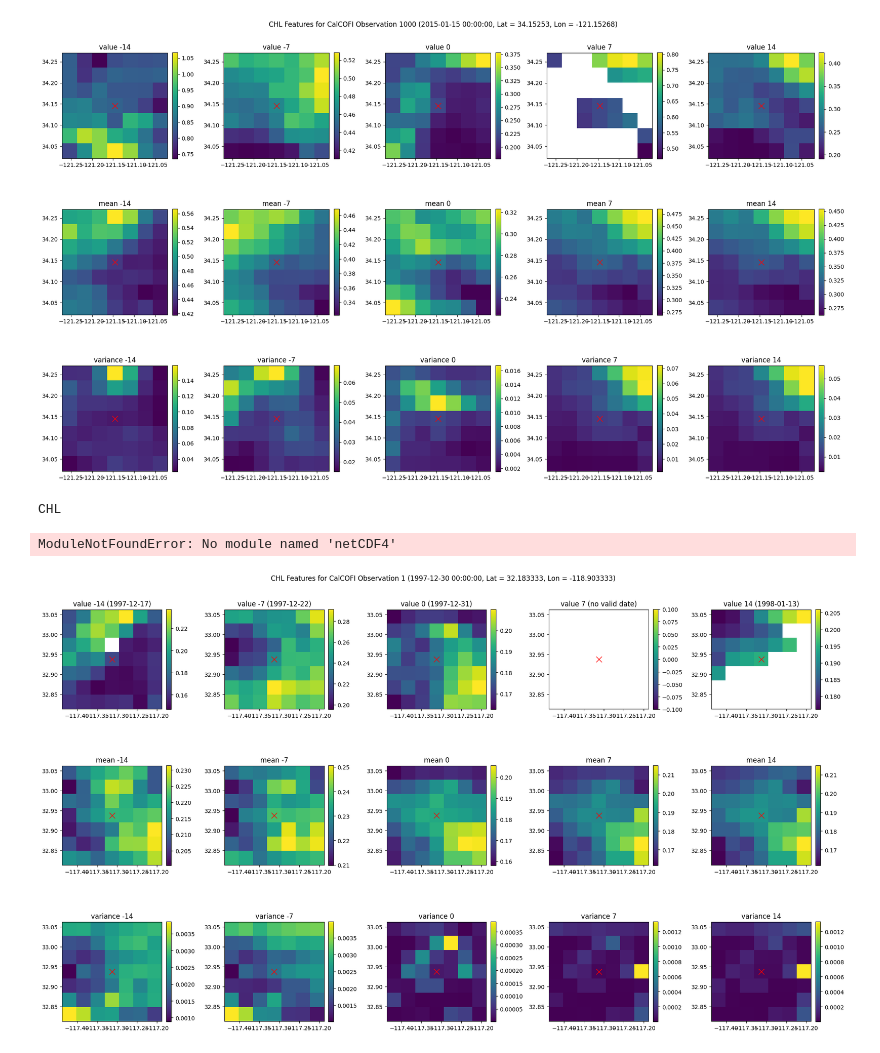
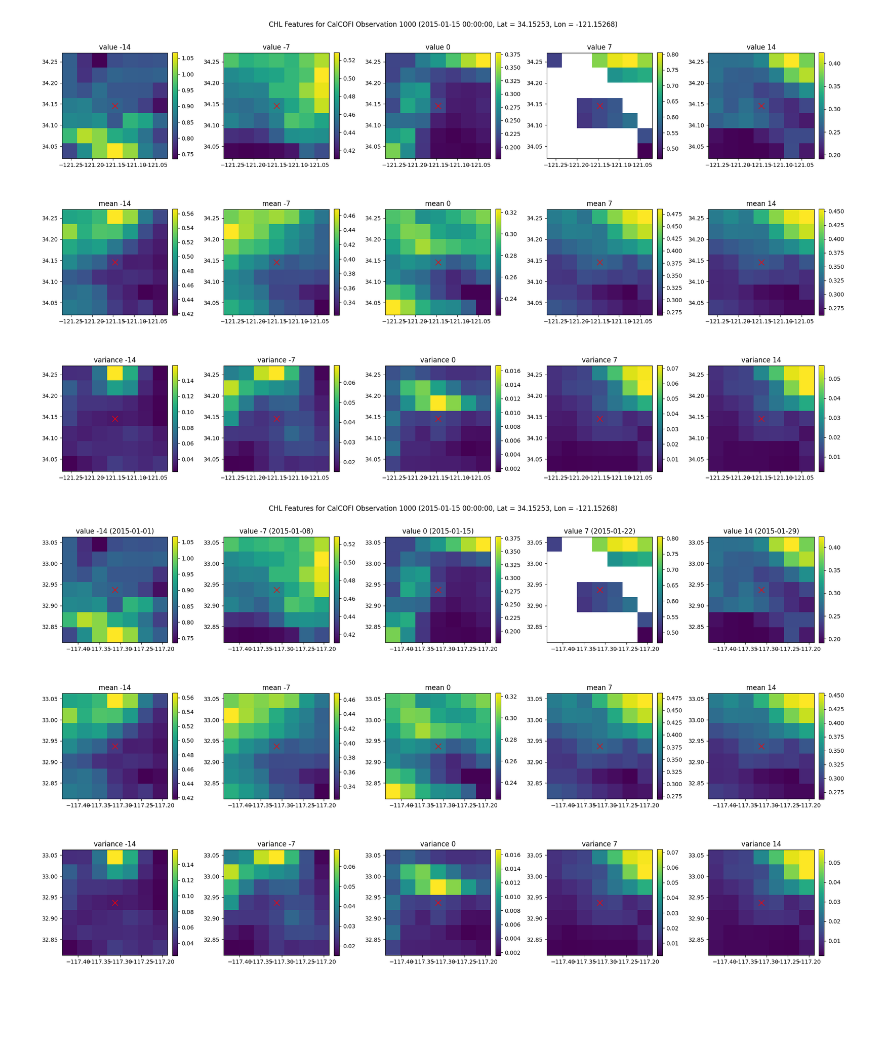
Before and after one commit to decarpenter/primary-productivity, a Jupyter notebook: notebooks/03 Combine NPP and Satellite Data.ipynb, the cells around one changed output. Saved outputs shown, nothing was run; the diff lists cells and outputs as text; code cells hidden in the pictures; blank space fills up the shorter version.

Commit message:
Modified notebook 03 Combine NPP and Satellite Data

```diff
--- a/notebooks/03 Combine NPP and Satellite Data.ipynb
+++ b/notebooks/03 Combine NPP and Satellite Data.ipynb
@@ -59,6 +59,9 @@ aligned = xr.align(*datasets_to_merge, join="inner")  # or try "inner" for safet
 print('merging data...')
 #satellite_ds = xr.merge(datasets_to_merge)
 satellite_ds = xr.merge(list(aligned))
+
+# Remove extra dimension from no3
+satellite_ds['no3'] = satellite_ds['no3'].squeeze('depth').astype('float32')
 # %% [output]
 loading data...
 aligning...
@@ -279,5 +282,3 @@ i = 1000
 var = 'CHL'
 
 features = extract_satellite_features(i, var, min_valid_pixels, max_day_offset=3)
-for key in features.keys():
-    print(key)
@@ -370,12 +350,18 @@ def process_var(var):
         )
         selected_dates[f'selected_date_{lag}'] = ('npp', dates_arr)
 
+    # Find first valid xarray result to extract lat/lon coordinates
+    ref = next(
+        res[f'{var}_value_-14'] for res in results_list
+        if hasattr(res[f'{var}_value_-14'], 'latitude')
+    )
+
     ds = xr.Dataset(
         data_vars=data_vars,
         coords={
             'npp': npp.index.values,
-            'lat': results_list[0][f'{var}_value_-14'].latitude.values,
-            'lon': results_list[0][f'{var}_value_-14'].longitude.values,
+            'lat': ref.latitude.values,
+            'lon': ref.longitude.values,
             'date': ('npp', npp['Date'].values),
             **selected_dates
         }
@@ -385,17 +371,17 @@ def process_var(var):
     return ds
 
 # Run for all variables
-input_vars = ['CHL'] #, 'PAR', 'SST', 'KD490', 'BBP', 'C', 'MLD', 'CHL:C', 'CDM', 'SPM',
-              # 'DIATO', 'DINO', 'GREEN', 'HAPTO', 'MICRO', 'NANO', 'PICO', 'PROCHLO', 'PROKAR',
-              # 'u10', 'v10', 'wind_stress_curl', 'no3',
-              # 'RRS412', 'RRS443', 'RRS490', 'RRS555', 'RRS670',
-              # 'ZSD', 'MESD']
+input_vars = ['CHL', 'PAR', 'SST', 'KD490', 'BBP', 'C', 'MLD', 'CHL:C', 'CDM', 'SPM',
+              'DIATO', 'DINO', 'GREEN', 'HAPTO', 'MICRO', 'NANO', 'PICO', 'PROCHLO', 'PROKAR',
+              'u10', 'v10', 'wind_stress_curl', 'no3',
+              'RRS412', 'RRS443', 'RRS490', 'RRS555', 'RRS670',
+              'ZSD', 'MESD']
 
 for var in input_vars:
     print(var)
-    var_ds = process_var(var)
-    #encoding = {varname: {'zlib': True, 'complevel': 4} for varname in var_ds.data_vars}
-    var_ds.to_netcdf(f'satellite_features/{var}.nc', encoding=encoding, engine='netcdf4')
+    try:
+        var_ds = process_var(var)
+        var_ds.to_netcdf(f'satellite_features/{var}.nc', engine='netcdf4')
+    except Exception as e:
+        print(f'ERROR processing {var}: {e}')
+        continue
-# %% [output]
-CHL
-ModuleNotFoundError: No module named 'netCDF4'
@@ -406,11 +388,12 @@ var_ds = xr.open_dataset('satellite_features/CHL.nc')
 # %%
 # Visualize features for an NPP observation and variable using var_ds.
 
-obs_i = 1  # change to whichever NPP observation you want
+obs_i = 1000  # change to whichever NPP observation you want
 var = 'CHL'
 
 lags = [-14, -7, 0, 7, 14]
 stats = ['value', 'mean', 'variance']
+var_ds = xr.open_dataset(f'satellite_features/{var}.nc')
 
 lat = var_ds.lat.values
 lon = var_ds.lon.values
@@ -418,31 +401,31 @@ lat_c = lat[len(lat) // 2]
 lon_c = lon[len(lon) // 2]
 
 fig, axes = plt.subplots(nrows=3, ncols=5, figsize=(20, 12), sharex=False, sharey=False)
 fig.suptitle(f'{var} Features for CalCOFI Observation {obs_i} ({npp.loc[obs_i, "Date"]}, Lat = {npp.loc[obs_i, "Latitude"]}, Lon = {npp.loc[obs_i, "Longitude"]})')
 
 for i, stat in enumerate(stats):
     for j, lag in enumerate(lags):
         ax = axes[i, j]
         grid_data = var_ds[f'{stat}_{lag}'].sel(npp=obs_i).values
 
         im = ax.imshow(grid_data, origin='lower', cmap='viridis',
                        extent=[lon[0], lon[-1], lat[0], lat[-1]])
 
         if stat == 'value':
             chosen_date = var_ds[f'selected_date_{lag}'].sel(npp=obs_i).values
             if pd.isnull(chosen_date):
                 title = f'value {lag} (no valid date)'
             else:
                 title = f'value {lag} ({pd.Timestamp(chosen_date).strftime("%Y-%m-%d")})'
         else:
             title = f'{stat} {lag}'
 
 
         ax.set_title(title)
         ax.plot(lon_c, lat_c, 'rx', markersize=10)
         fig.colorbar(im, ax=ax, orientation='vertical', fraction=0.046, pad=0.04)
 
 plt.tight_layout()
 plt.show()
 # %% [output]
-[figure, old version]
+[figure, new version]
```
Also changed, not shown: parts of 7 cells of this notebook.
